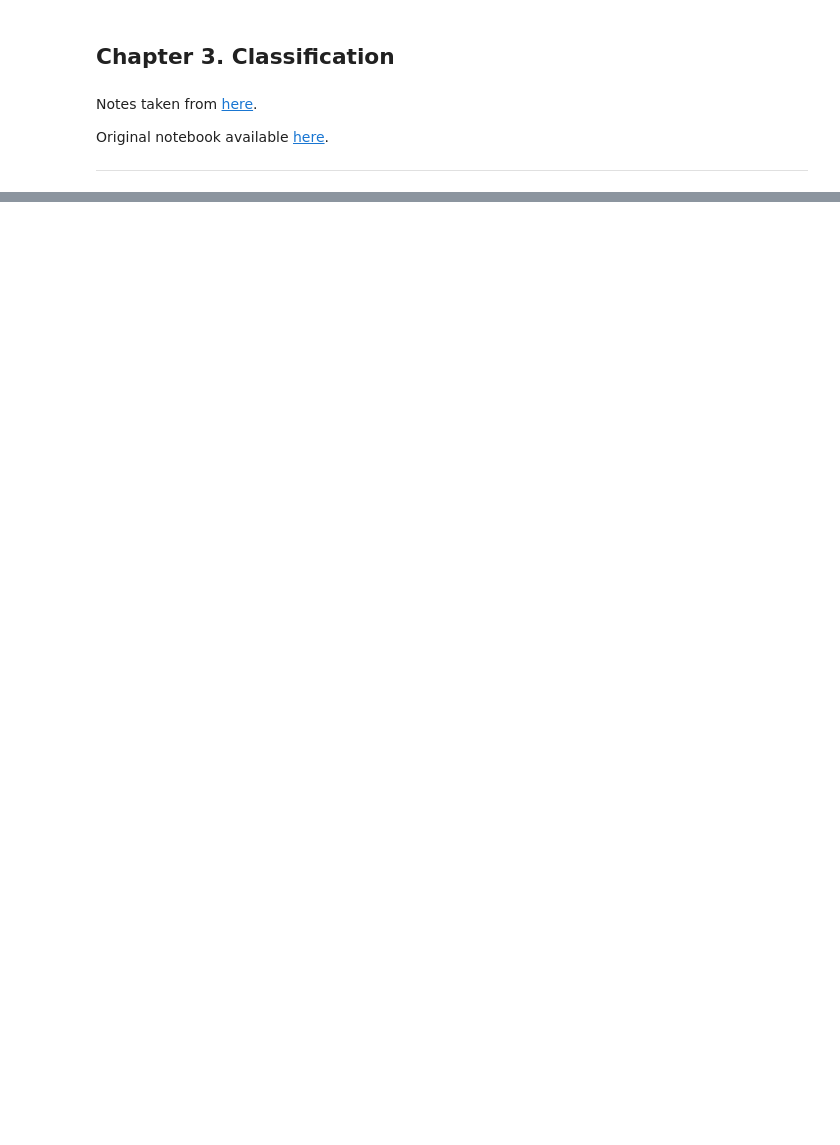
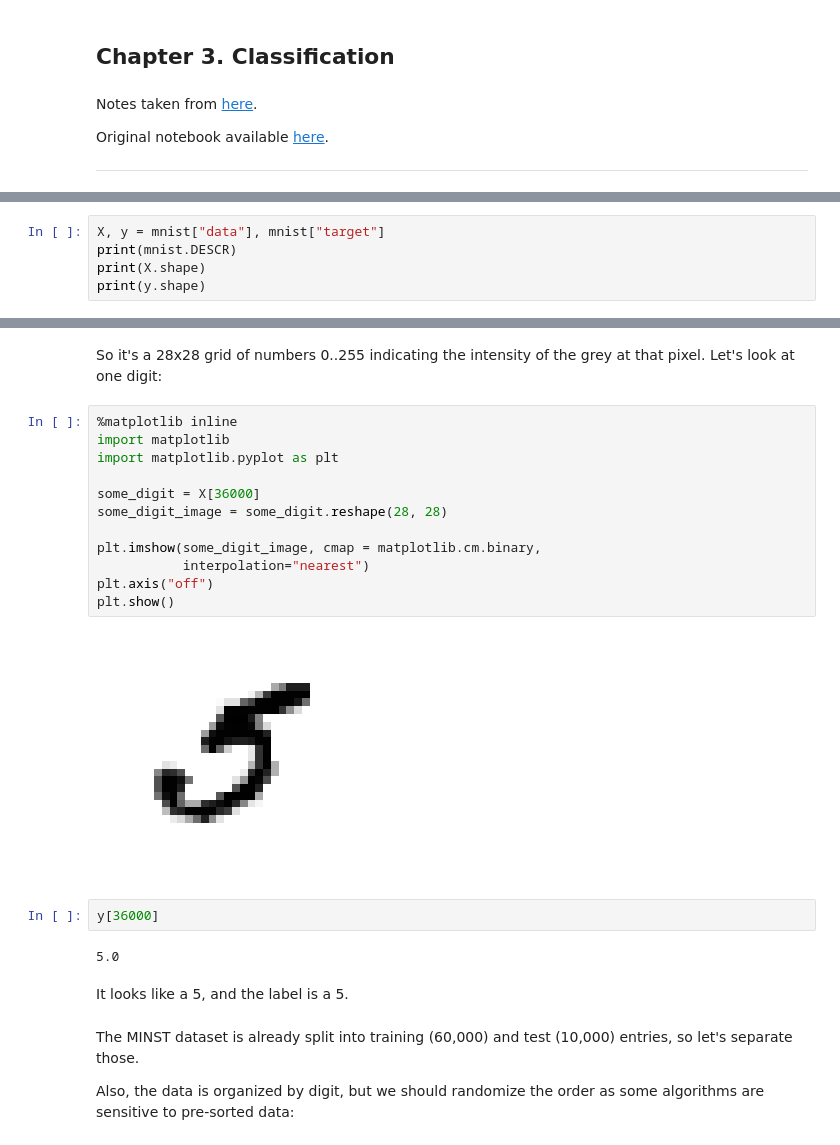
Before and after one commit to Kallin/data_sci_explore, a Jupyter notebook: work/external_tutorials/hands_on_machine_learning/chapter_3/index.ipynb, the cells around one changed output, grey strips where cells are left out. Saved outputs shown, nothing was run; the diff lists cells and outputs as text; blank space fills up the shorter version.

```diff
--- a/work/external_tutorials/hands_on_machine_learning/chapter_3/index.ipynb
+++ b/work/external_tutorials/hands_on_machine_learning/chapter_3/index.ipynb
@@ -31,0 +32,5 @@ mnist
+# %%
+X, y = mnist["data"], mnist["target"]
+print(mnist.DESCR)
+print(X.shape)
+print(y.shape)
@@ -31,0 +61,26 @@ mnist
+# %% [markdown]
+So it's a 28x28 grid of numbers 0..255 indicating the intensity of the grey at that pixel. Let's look at one digit:
+# %%
+%matplotlib inline
+import matplotlib
+import matplotlib.pyplot as plt
+
+some_digit = X[36000]
+some_digit_image = some_digit.reshape(28, 28)
+
+plt.imshow(some_digit_image, cmap = matplotlib.cm.binary,
+           interpolation="nearest")
+plt.axis("off")
+plt.show()
+# %% [output]
+[figure, added]
+# %%
+y[36000]
+# %% [output]
+5.0
+# %% [markdown]
+It looks like a 5, and the label is a 5.
+# %% [markdown]
+The MINST dataset is already split into training (60,000) and test (10,000) entries, so let's separate those.
+
+Also, the data is organized by digit, but we should randomize the order as some algorithms are sensitive to pre-sorted data:
```
Also changed, not shown: parts of 48 cells of this notebook.
